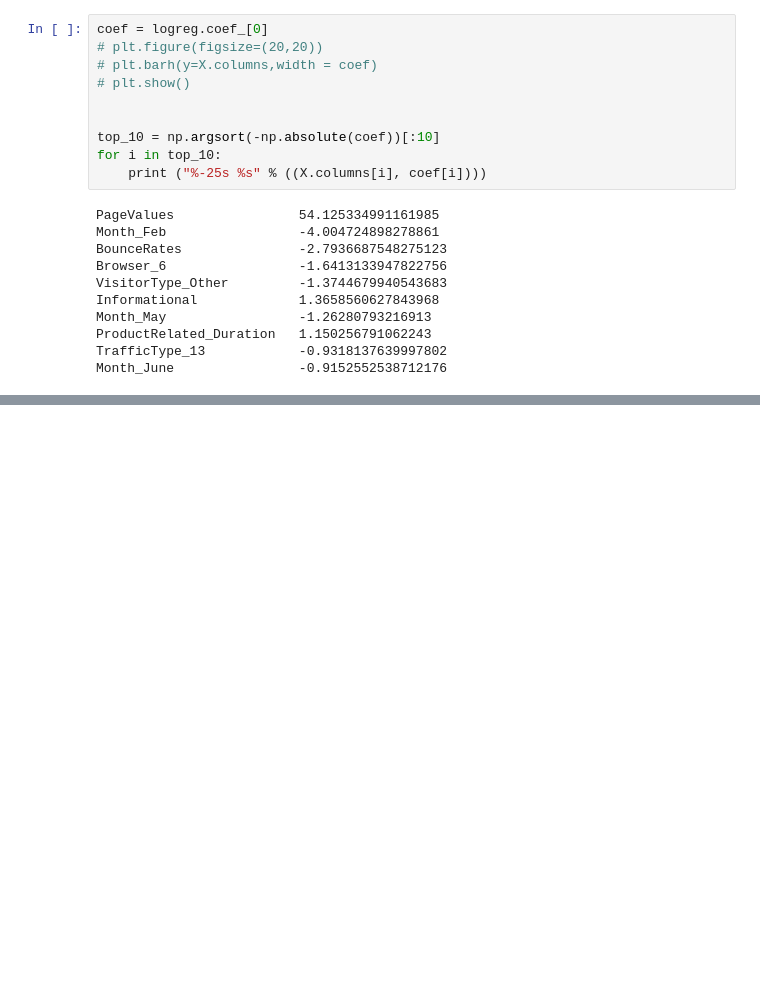
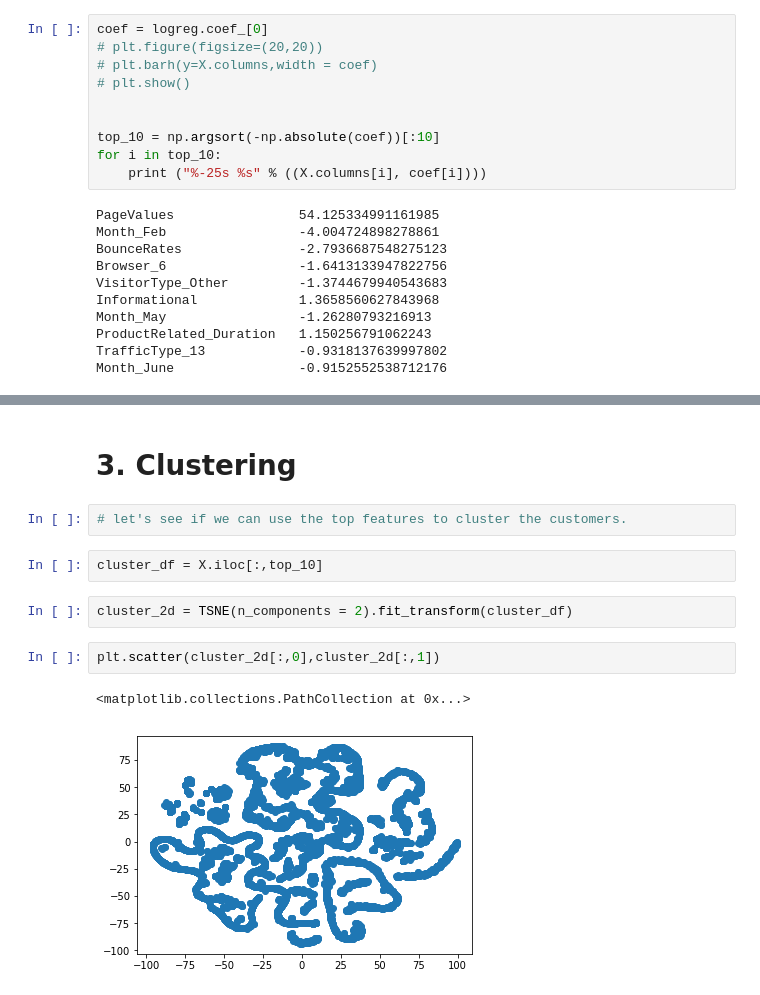
Before and after one commit to teijag/consumer_intention, a Jupyter notebook: intention prediction.ipynb, the cells around one changed output, grey strips where cells are left out. Saved outputs shown, nothing was run; the diff lists cells and outputs as text; blank space fills up the shorter version.

Commit message:
tsne and kmeans

```diff
--- a/intention prediction.ipynb
+++ b/intention prediction.ipynb
@@ -492,0 +501,13 @@ OperatingSystems_2        0.011969425546861416
+# %% [markdown]
+# 3. Clustering
+# %%
+# let's see if we can use the top features to cluster the customers.
+# %%
+cluster_df = X.iloc[:,top_10]
+# %%
+cluster_2d = TSNE(n_components = 2).fit_transform(cluster_df)
+# %%
+plt.scatter(cluster_2d[:,0],cluster_2d[:,1])
+# %% [output]
+<matplotlib.collections.PathCollection at 0x...>
+[figure, added]
```
Also changed, not shown: parts of 5 cells of this notebook.
